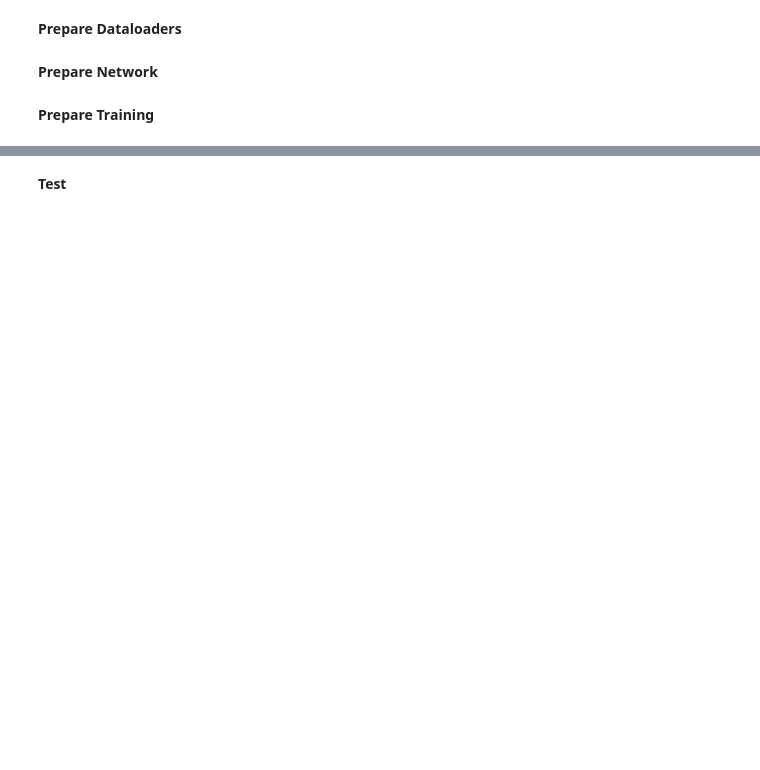
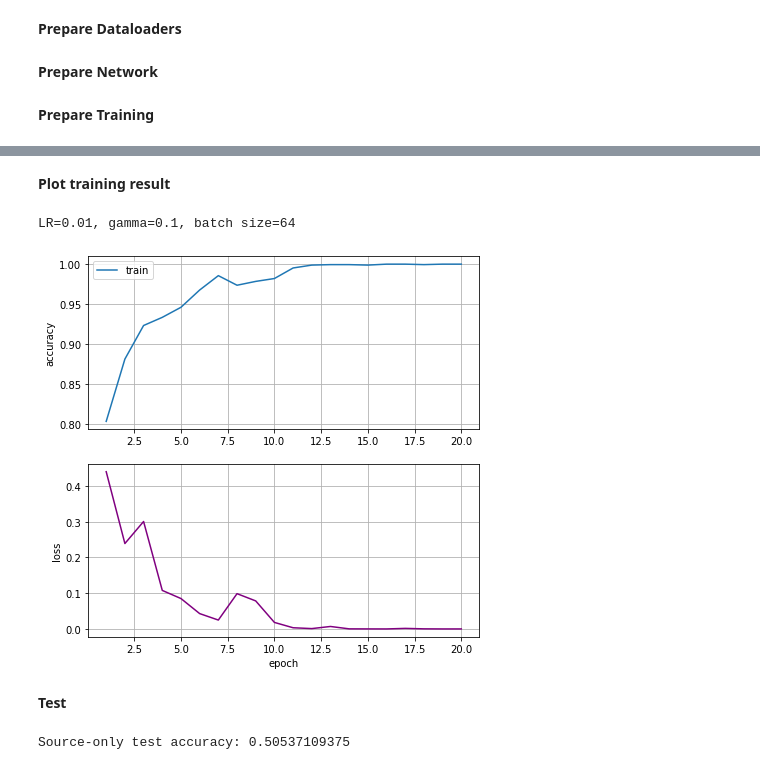
Before and after one commit to toyo97/MLDL-homework3-PACS, a Jupyter notebook: DANN.ipynb, the cells around one changed output, grey strips where cells are left out. Cells and saved outputs as stored; diff of their text form; code cells hidden in the pictures; blank space fills up the shorter version.

Commit message:
source-only training and testing implemented

```diff
--- a/DANN.ipynb
+++ b/DANN.ipynb
@@ -119,2 +97,7 @@ net.classifier[6] = nn.Linear(4096, NUM_CLASSES) # nn.Linear in pytorch is a ful
+# %%
+from HW3.net import dann
+
+# loading my implementation of DANN with pretrained AlexNet weights
+net = dann(pretrained=True, progress=True, num_classes=NUM_CLASSES)
 # %% [markdown]
 **Prepare Training**
@@ -141 +104,12 @@ scheduler = optim.lr_scheduler.StepLR(optimizer, step_size=STEP_SIZE, gamma=GAMM
+# %%
+criterion = nn.CrossEntropyLoss() # for both classifier and discriminator
+
+optimizer = optim.SGD(net.parameters(), lr=LR, momentum=MOMENTUM, weight_decay=WEIGHT_DECAY)
+
+scheduler = optim.lr_scheduler.StepLR(optimizer, step_size=STEP_SIZE, gamma=GAMMA)
+# %%
+def update_ratio(outputs, labels, current_ratio):
+  _, preds = torch.max(outputs.data, 1)
+  current_ratio[0] += torch.sum(labels.data == preds).data.item()
+  current_ratio[1] += preds.size()[0]
 # %% [markdown]
@@ -183,0 +117,2 @@ for epoch in range(NUM_EPOCHS):
+# %%
+num_batches = len(source_dataset) // BATCH_SIZE
@@ -184,24 +174,38 @@ for epoch in range(NUM_EPOCHS):
+# %% [markdown]
+**Plot training result**
+# %%
+fig, axs = plt.subplots(nrows=2, figsize=(7,7))
+axs[0].plot(np.arange(1, NUM_EPOCHS+1), accuracies, label='train')
+axs[1].plot(np.arange(1, NUM_EPOCHS+1), losses, c='purple')
+axs[0].set_ylabel('accuracy')
+axs[1].set_ylabel('loss')
+axs[1].set_xlabel('epoch')
+axs[0].legend()
+axs[0].grid()
+axs[1].grid()
+
+#fig.suptitle(f'LR={LR}, Opt={OPTIMIZER}, frozen={FROZEN_PARTS if PRETRAINED else None}')
+conf_title = f'LR={LR}, gamma={GAMMA}, batch size={BATCH_SIZE}'
+print(conf_title)
+fig.show()
+# %% [output]
+LR=0.01, gamma=0.1, batch size=64
+[figure, added]
 # %% [markdown]
 **Test**
 # %%
 net = net.to(DEVICE) # this will bring the network to GPU if DEVICE is cuda
 net.train(False) # Set Network to evaluation mode
 
-running_corrects = 0
-for images, labels in tqdm(test_dataloader):
+acc_ratio = [0, 0]
+for images, labels in tqdm(target_dataloader):
   images = images.to(DEVICE)
   labels = labels.to(DEVICE)
 
-  # Forward Pass
   outputs = net(images)
+  update_ratio(outputs, labels, acc_ratio)
 
-  # Get predictions
-  _, preds = torch.max(outputs.data, 1)
-
-  # Update Corrects
-  running_corrects += torch.sum(preds == labels.data).data.item()
-
-# Calculate Accuracy
-accuracy = running_corrects / float(len(test_dataset))
-
-print('Test Accuracy: {}'.format(accuracy))
+accuracy = acc_ratio[0] / acc_ratio[1]
+print(f'Source-only test accuracy: {accuracy}')
+# %% [output]
+Source-only test accuracy: 0.50537109375
```
Also changed, not shown: parts of 12 cells of this notebook.
